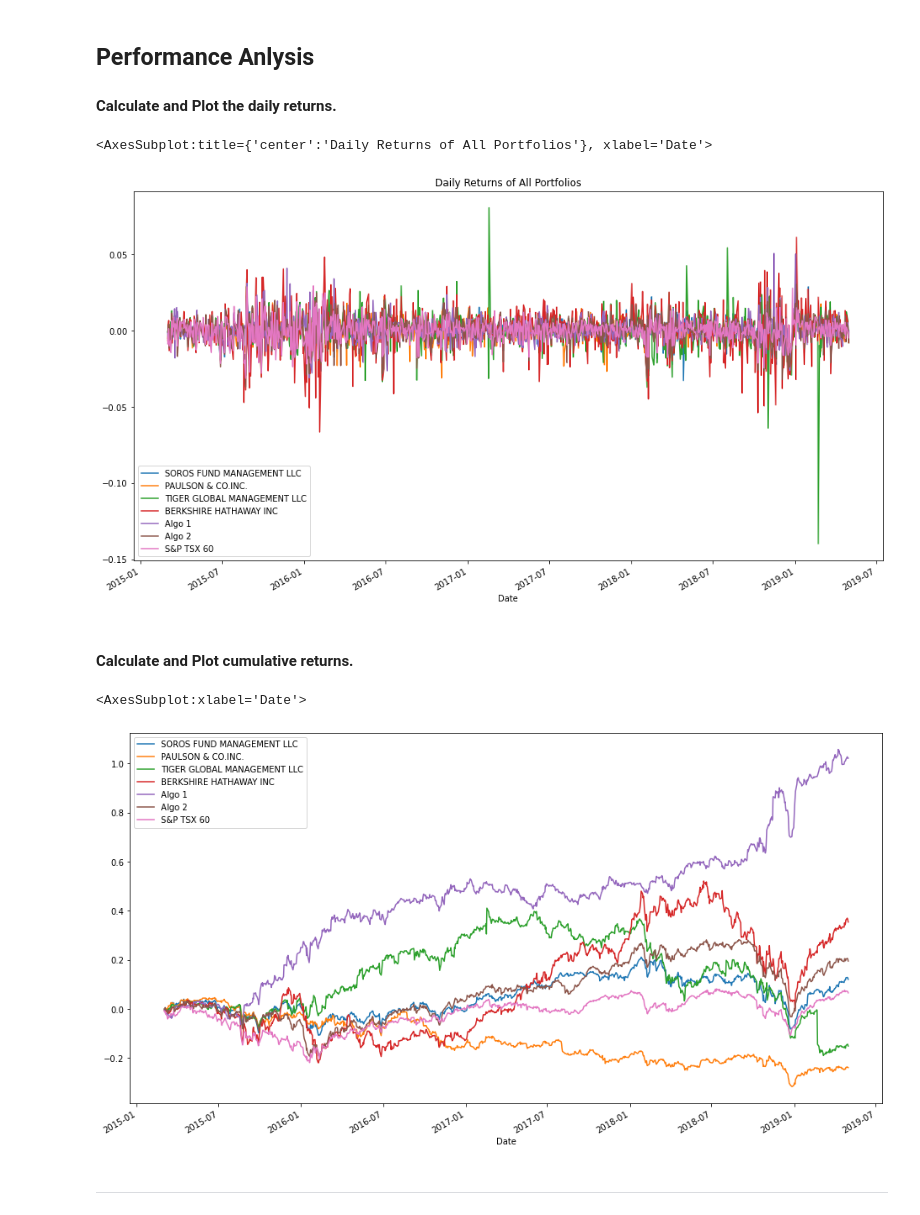
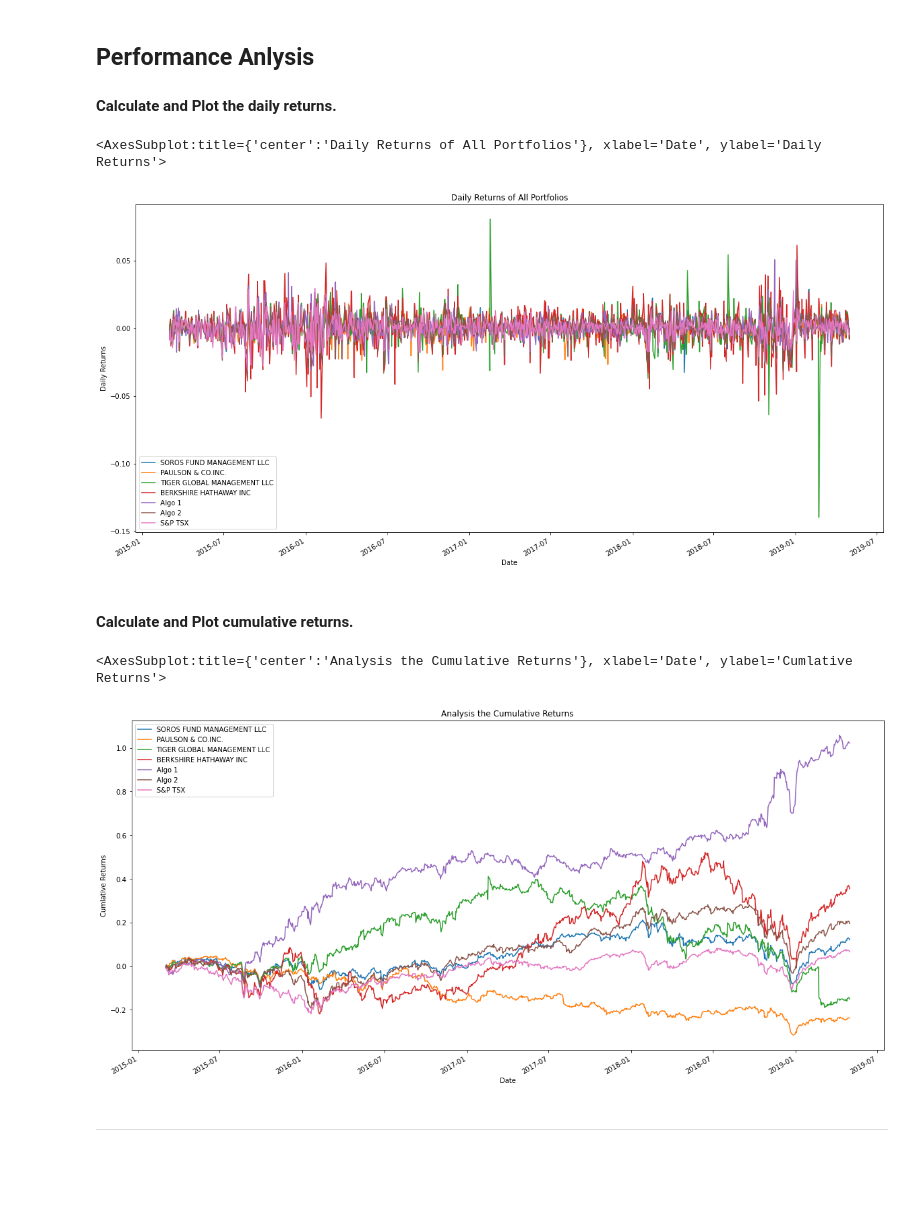
Before and after one commit to sargun-singh/A-Whale-off-the-Port-folio-, a Jupyter notebook: whale_analysis.ipynb, the cells around one changed output. Saved outputs shown, nothing was run; the diff lists cells and outputs as text; code cells hidden in the pictures; blank space fills up the shorter version.

```diff
--- a/whale_analysis.ipynb
+++ b/whale_analysis.ipynb
@@ -183,0 +144,4 @@ memory usage: 28.4 KB
+# %%
+# Calculate Daily Returns
+sp60_daily_returns = sp_tsx_history_df.pct_change()
+sp60_daily_returns.head()
@@ -184,12 +156,12 @@ memory usage: 28.4 KB
 # %%
 # Drop nulls
-sp60_pd.dropna(inplace=True)
-sp60_pd.isnull().sum()
+sp60_daily_returns = sp60_daily_returns.dropna().copy()
+sp60_daily_returns.isnull().sum()
 # %% [output]
 Close    0
 dtype: int64
 # %%
 # Rename `Close` Column to be specific to this portfolio.
-sp60_pd.columns = ["S&P TSX 60"]
-sp60_pd.head()
+sp60_daily_returns = sp60_daily_returns.rename(columns={"Close": "S&P TSX"})
+sp60_daily_returns.head()
 # %% [output]
@@ -204,5 +176,7 @@ sp60_pd.head()
 ## Combine Whale, Algorithmic, and S&P TSX 60 Returns
 # %%
 # Join Whale Returns, Algorithmic Returns, and the S&P TSX 60 Returns into a single DataFrame with columns for each portfolio's returns.
-combined_returns = pd.concat([whalereturns_pd,algoreturns_pd,sp60_pd], axis="columns", join="inner")
-combined_returns.head()
+daily_returns = pd.concat(
+   [whale_returns_df,algo_returns_df, sp60_daily_returns], axis="columns", join="inner"
+)
+all_portfolios = daily_returns.dropna().copy()
@@ -226,20 +192,21 @@ In this section, you will calculate and visualize performance and risk metrics f
 #### Calculate and Plot the daily returns.
 # %%
 # Plot daily returns of all portfolios
-combined_returns.plot(figsize=(16,9), title="Daily Returns of All Portfolios")
+all_portfolios.plot(figsize=(20,10),title="Daily Returns of All Portfolios", ylabel = "Daily Returns", legend=True)
 # %% [output]
-<AxesSubplot:title={'center':'Daily Returns of All Portfolios'}, xlabel='Date'>
+<AxesSubplot:title={'center':'Daily Returns of All Portfolios'}, xlabel='Date', ylabel='Daily Returns'>
-[figure, old version]
+[figure, new version]
 # %% [markdown]
 #### Calculate and Plot cumulative returns.
 # %%
 # Calculate cumulative returns of all portfolios
-cumulative_returns = (1+combined_returns).cumprod() -1
+cumulative_returns = (1 + all_portfolios).cumprod() -1
+
 # Plot cumulative returns
-cumulative_returns.plot(figsize=(16,9))
+cumulative_returns.plot(figsize=(20,10),title="Analysis the Cumulative Returns",xlabel='Date', ylabel='Cumlative Returns')
 # %% [output]
-<AxesSubplot:xlabel='Date'>
+<AxesSubplot:title={'center':'Analysis the Cumulative Returns'}, xlabel='Date', ylabel='Cumlative Returns'>
-[figure, old version]
+[figure, new version]
 # %% [markdown]
 ---
 # %% [markdown]
```
Also changed, not shown: parts of 46 cells of this notebook.
